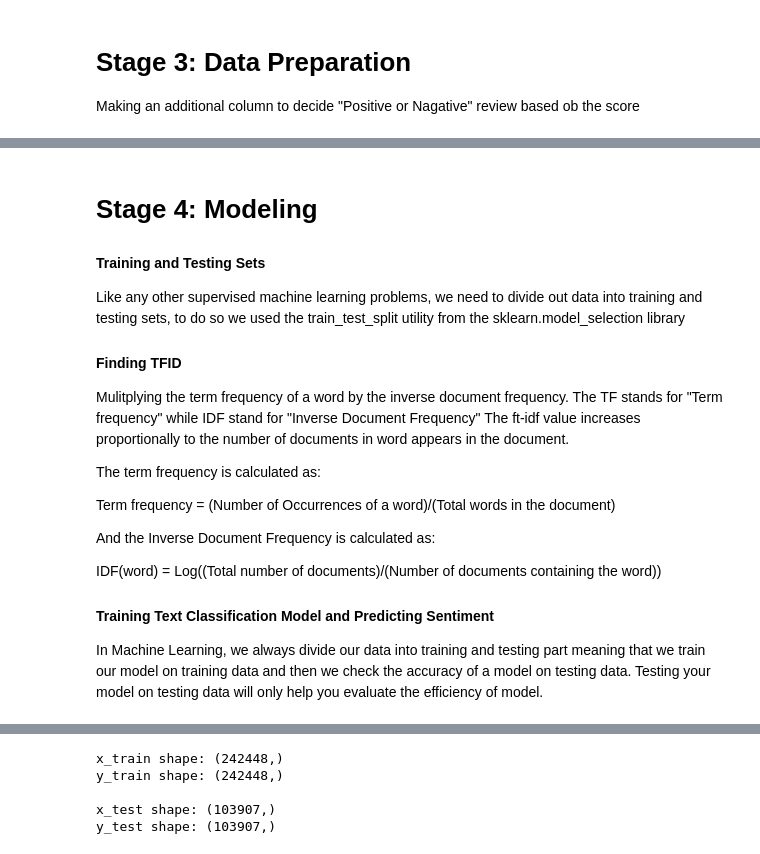
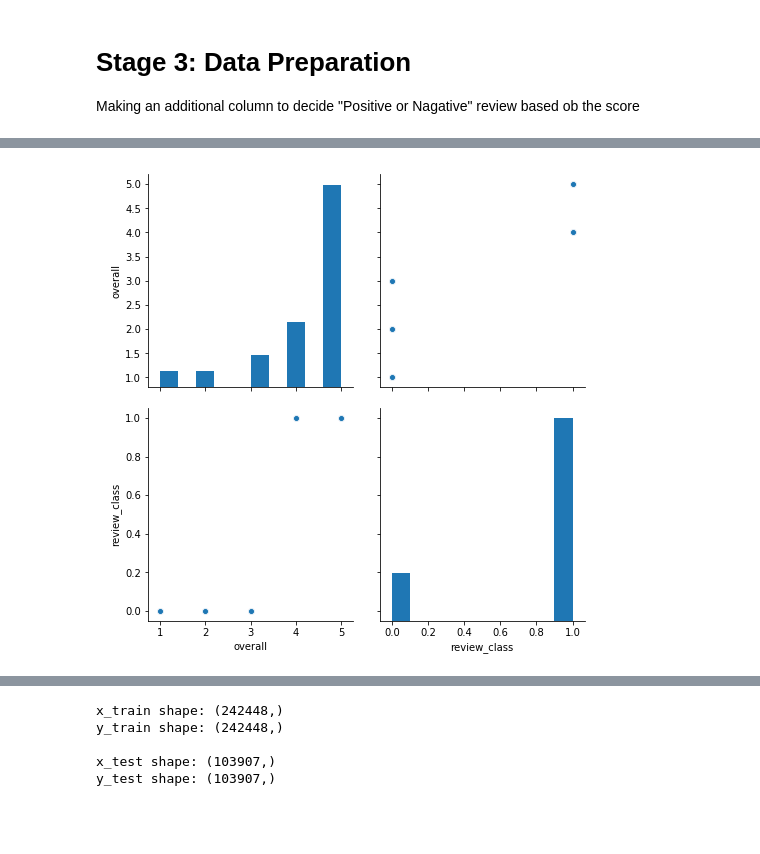
Before and after one commit to PramodaMajhi/sentiment-analysis, a Jupyter notebook: DeepLearning_Sentiment.ipynb, the cells around one changed output, grey strips where cells are left out. Drawn from its saved outputs; the diff is of its cells as text; code cells hidden in the pictures; blank space fills up the shorter version.

```diff
--- a/DeepLearning_Sentiment.ipynb
+++ b/DeepLearning_Sentiment.ipynb
@@ -58,22 +94,6 @@ df.head(2)
-# %% [markdown]
-# Stage 4: Modeling
-
-#### Training and Testing Sets
-Like any other supervised machine learning problems, we need to divide out data into training and testing sets, to do so we used the train_test_split utility from the sklearn.model_selection library
-
-#### Finding TFID
-
-Mulitplying the term frequency of a word by the inverse document frequency. The TF stands for "Term frequency" while IDF stand for "Inverse Document Frequency" The ft-idf value increases proportionally to the number of documents in word appears in the document.
-
-The term frequency is calculated as:
-
-Term frequency = (Number of Occurrences of a word)/(Total words in the document)
-
-And the Inverse Document Frequency is calculated as:
-
-IDF(word) = Log((Total number of documents)/(Number of documents containing the word))
-
-
-#### Training Text Classification Model and Predicting Sentiment
-
-In Machine Learning, we always divide our data into training and testing part meaning that we train our model on training data and then we check the accuracy of a model on testing data. Testing your model on testing data will only help you evaluate the efficiency of model.
+# %%
+col_study = ['overall', 'review_class']
+sns.pairplot(df[col_study], size=3.5);
+plt.show()
+# %% [output]
+[figure, added]
```
Also changed, not shown: parts of 19 cells of this notebook, 8 other files.
